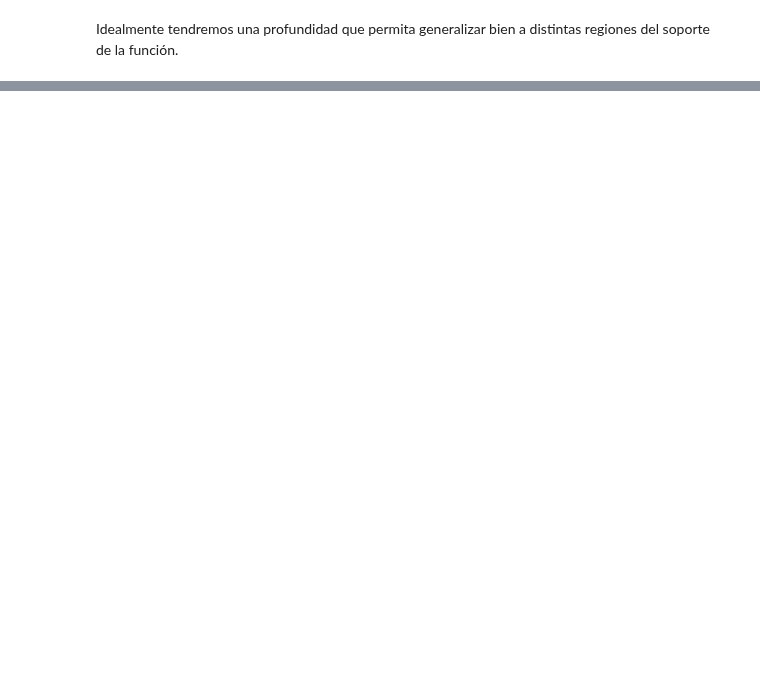
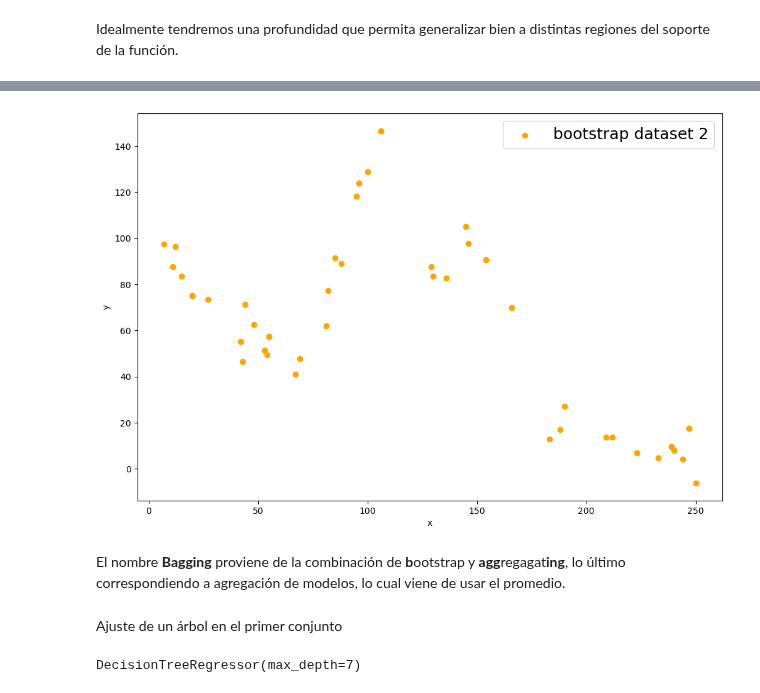
Before and after one commit to GAMES-UChile/Curso-Aprendizaje-de-Maquinas, a Jupyter notebook: demos/arboles_bagging_boosting.ipynb, the cells around one changed output, grey strips where cells are left out. Drawn from its saved outputs; the diff is of its cells as text; code cells hidden in the pictures; blank space fills up the shorter version.

Commit message:
update demo bagging, update README

```diff
--- a/demos/arboles_bagging_boosting.ipynb
+++ b/demos/arboles_bagging_boosting.ipynb
@@ -110,0 +157,22 @@ plt.show()
+# %%
+X_bootstrap2, y_bootstrap2 = bootstrapping_sample(X,y,sample_size,seed=42)
+# %%
+plt.figure(figsize=(12,8))
+plt.scatter(X_bootstrap2,y_bootstrap2,label='bootstrap dataset 2',c='orange')
+plt.legend(prop={'size': 18})
+plt.xlabel('x')
+plt.ylabel('y')
+plt.plot();
+# %% [output]
+[figure, added]
+# %% [markdown]
+El nombre **Bagging** proviene de la combinación de **b**ootstrap y
+**agg**regagat**ing**, lo último correspondiendo a agregación de
+modelos, lo cual viene de usar el promedio.
+# %% [markdown]
+Ajuste de un árbol en el primer conjunto
+# %%
+tree_1 = DecisionTreeRegressor(max_depth=7)
+tree_1.fit(X_bootstrap1.reshape(-1, 1), y_bootstrap1.reshape(-1, 1))
+# %% [output]
+DecisionTreeRegressor(max_depth=7)
```
Also changed, not shown: parts of 19 cells of this notebook, 1 other file.
